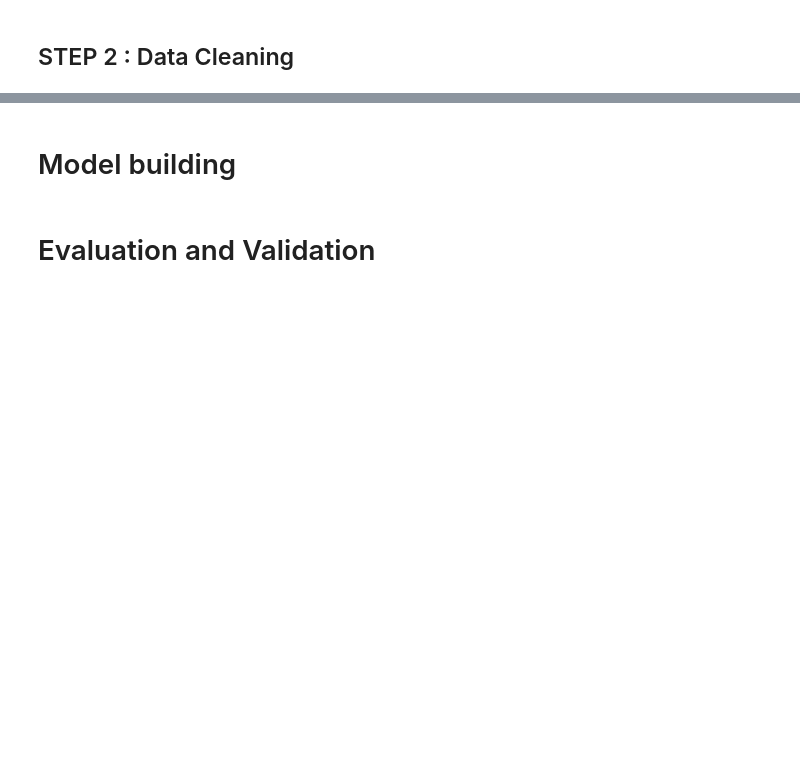
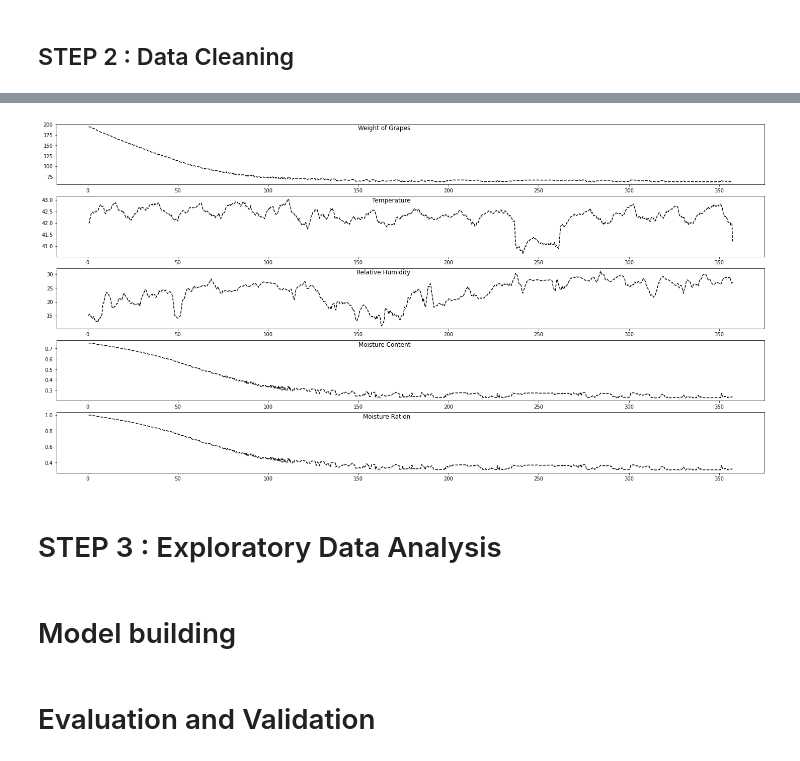
Before and after one commit to ameyak2310/DryingProcessRate_Predictor, a Jupyter notebook: TimeSeriesAnalysis.ipynb, the cells around one changed output, grey strips where cells are left out. Cells and saved outputs as stored; diff of their text form; code cells hidden in the pictures; blank space fills up the shorter version.

```diff
--- a/TimeSeriesAnalysis.ipynb
+++ b/TimeSeriesAnalysis.ipynb
@@ -162,0 +177,5 @@ HRed   = dc.clean(frame["RH_center"],6*nset); print("Re.Humidity :  min = ", rou
+# %%
+tRed = tRed[1:]
+wRed = wRed[1:]
+TRed = TRed[1:]
+HRed = HRed[1:]
@@ -163,3 +192,20 @@ HRed   = dc.clean(frame["RH_center"],6*nset); print("Re.Humidity :  min = ", rou
+# %%
+fig, axs = plt.subplots(5, 1, figsize=(20, 10), constrained_layout=True)
+axs[0].plot(tRed, wRed, 'k--',);
+axs[1].plot(tRed, TRed, 'k--',);
+axs[2].plot(tRed, HRed, 'k--',);
+axs[3].plot(tRed, MC, 'k--',);
+axs[4].plot(tRed, MR, 'k--',);
+
+ax = axs[0]; ax.set_title('Weight of Grapes', loc='right', y=0.85, x=0.5, fontsize='large');
+ax = axs[1]; ax.set_title('Temperature', loc='right', y=0.85, x=0.5, fontsize='large');
+ax = axs[2]; ax.set_title('Relative Humidity', loc='right', y=0.85, x=0.5, fontsize='large');
+ax = axs[3]; ax.set_title('Moisture Content', loc='right', y=0.85, x=0.5, fontsize='large');
+ax = axs[4]; ax.set_title('Moisture Ration', loc='right', y=0.85, x=0.5, fontsize='large');
+# %% [output]
+[figure, added]
+# %% [markdown]
+# STEP 3 : Exploratory Data Analysis
 # %% [markdown]
 # Model building
 # %% [markdown]
```
Also changed, not shown: parts of 20 cells of this notebook, 1 other file.
